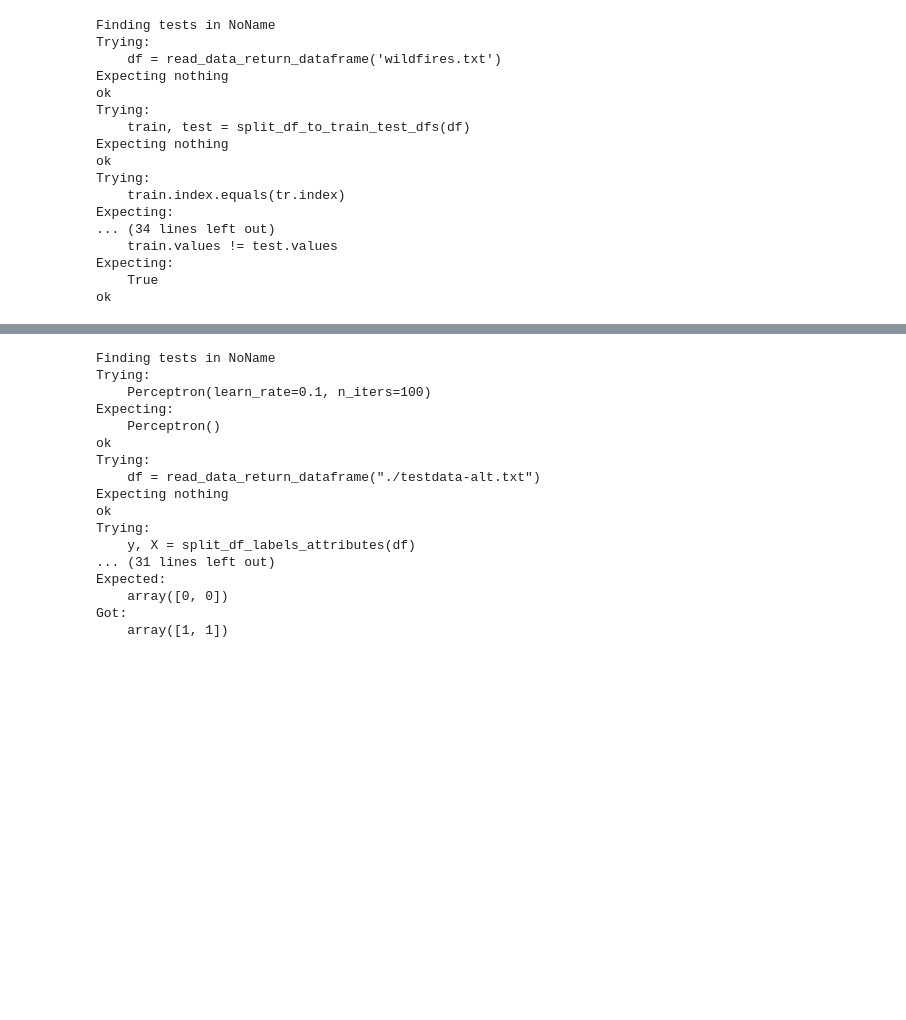
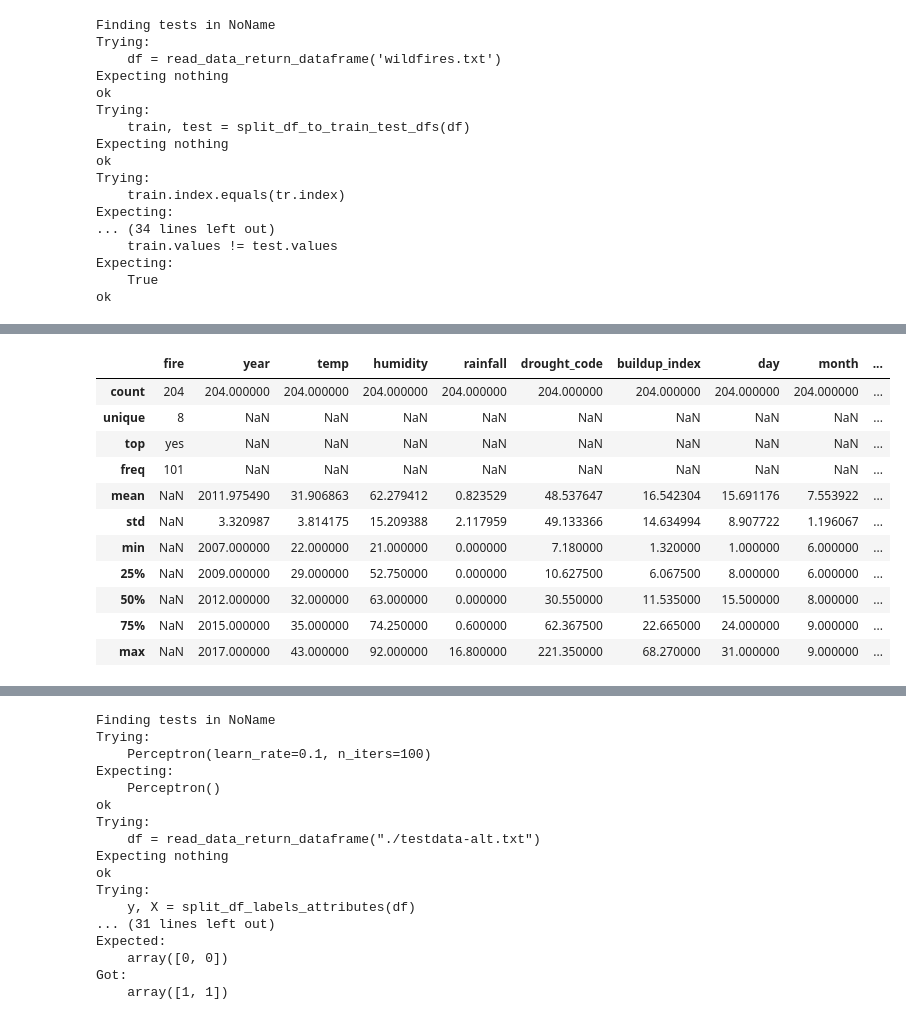
Before and after one commit to Tom-Cronin/POML_assignment2, a Jupyter notebook: Assignment2.ipynb, the cells around one changed output, grey strips where cells are left out. Drawn from its saved outputs; the diff is of its cells as text; code cells hidden in the pictures; blank space fills up the shorter version.

```diff
--- a/Assignment2.ipynb
+++ b/Assignment2.ipynb
@@ -262,0 +270,16 @@ Exception raised:
+# %%
+# Tom Cronin
+wildfires_df.describe(include='all')
+# %% [output]
+|  | fire | year | temp | humidity | rainfall | drought_code | buildup_index | day | month | ... |
+| count | 204 | 204.000000 | 204.000000 | 204.000000 | 204.000000 | 204.000000 | 204.000000 | 204.000000 | 204.000000 | ... |
+| unique | 8 | NaN | NaN | NaN | NaN | NaN | NaN | NaN | NaN | ... |
+| top | yes | NaN | NaN | NaN | NaN | NaN | NaN | NaN | NaN | ... |
+| freq | 101 | NaN | NaN | NaN | NaN | NaN | NaN | NaN | NaN | ... |
+| mean | NaN | 2011.975490 | 31.906863 | 62.279412 | 0.823529 | 48.537647 | 16.542304 | 15.691176 | 7.553922 | ... |
+| std | NaN | 3.320987 | 3.814175 | 15.209388 | 2.117959 | 49.133366 | 14.634994 | 8.907722 | 1.196067 | ... |
+| min | NaN | 2007.000000 | 22.000000 | 21.000000 | 0.000000 | 7.180000 | 1.320000 | 1.000000 | 6.000000 | ... |
+| 25% | NaN | 2009.000000 | 29.000000 | 52.750000 | 0.000000 | 10.627500 | 6.067500 | 8.000000 | 6.000000 | ... |
+| 50% | NaN | 2012.000000 | 32.000000 | 63.000000 | 0.000000 | 30.550000 | 11.535000 | 15.500000 | 8.000000 | ... |
+| 75% | NaN | 2015.000000 | 35.000000 | 74.250000 | 0.600000 | 62.367500 | 22.665000 | 24.000000 | 9.000000 | ... |
+| max | NaN | 2017.000000 | 43.000000 | 92.000000 | 16.800000 | 221.350000 | 68.270000 | 31.000000 | 9.000000 | ... |
```
Also changed, not shown: parts of 17 cells of this notebook, 1 other file.
